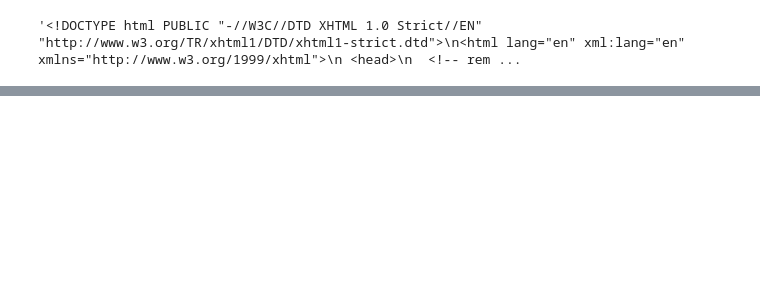
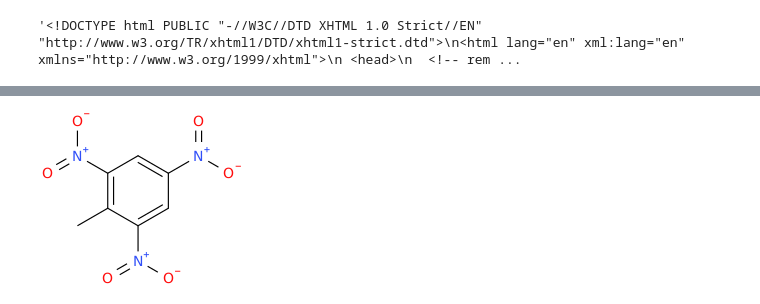
Before and after one commit to unpackAI/PY101, a Jupyter notebook: project/Introduction_to_webparsing.ipynb, the cells around one changed output, grey strips where cells are left out. Drawn from its saved outputs; the diff is of its cells as text; code cells hidden in the pictures; blank space fills up the shorter version.

Commit message:
Added details about Parsing of Chemical website OPSIN

```diff
--- a/project/Introduction_to_webparsing.ipynb
+++ b/project/Introduction_to_webparsing.ipynb
@@ -715,0 +761,18 @@ soup.find_all("img")
+# %%
+import json
+import requests
+from urllib.parse import quote
+
+
+cheminal = "2,4,6-trinitrotoluene"
+url = f'https://opsin.ch.cam.ac.uk/opsin/{quote(cheminal)}'
+# The information on chemicals are going through this request:
+# We can see it by looking at the "script" on the webpage https://opsin.ch.cam.ac.uk/opsin.js
+
+# Picture is just adding .png to the url
+url_image = url + ".png"
+print(f"Image: {url_image}")
+
+r = requests.get(url)
+data = json.loads(r.text)
+data["smiles"]
@@ -715,0 +786,9 @@ soup.find_all("img")
+# %%
+from io import BytesIO
+from PIL import Image
+
+response = requests.get(url_image)
+img = Image.open(BytesIO(response.content))
+img
+# %% [output]
+[figure, added]
```
Also changed, not shown: parts of 11 cells of this notebook.
